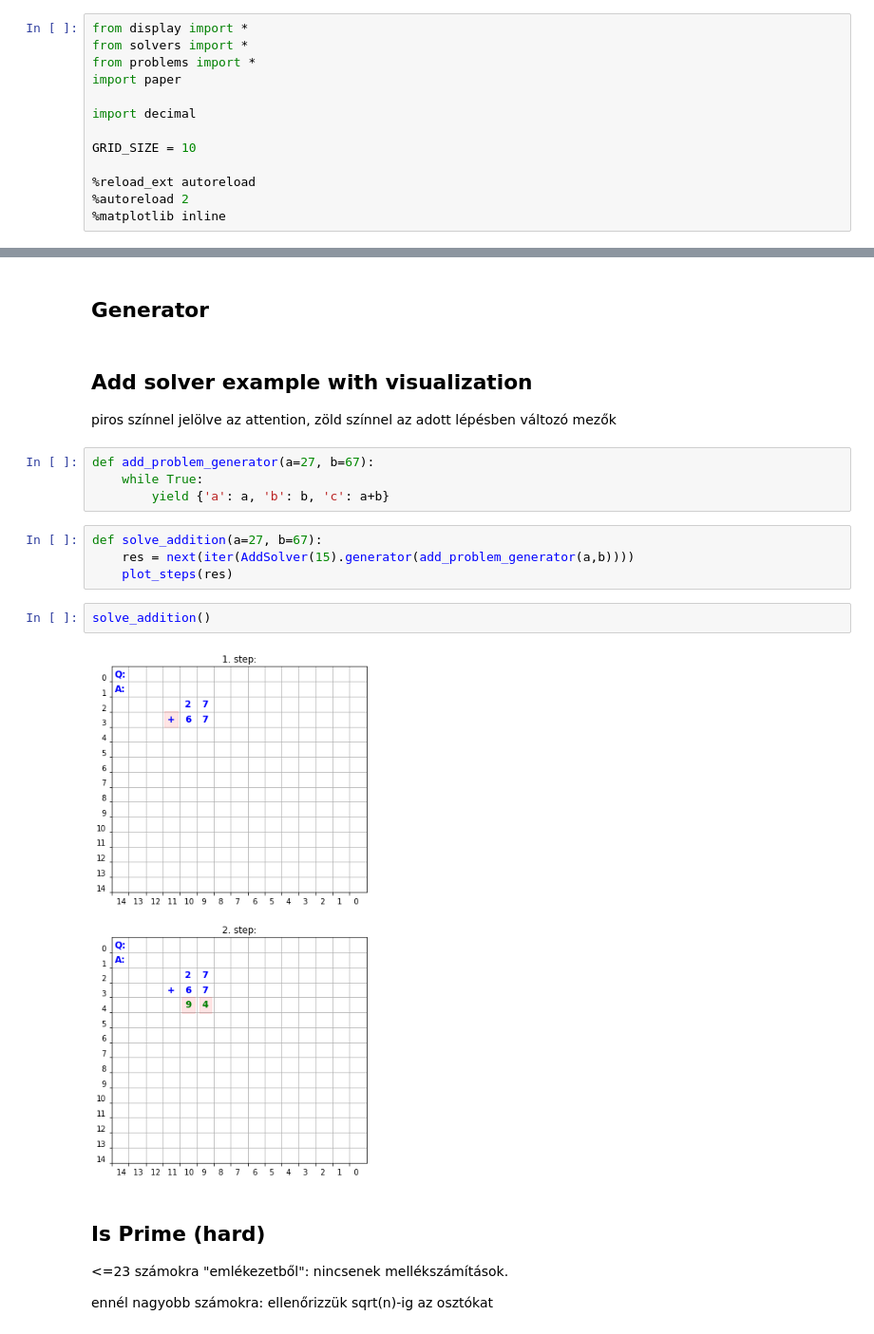
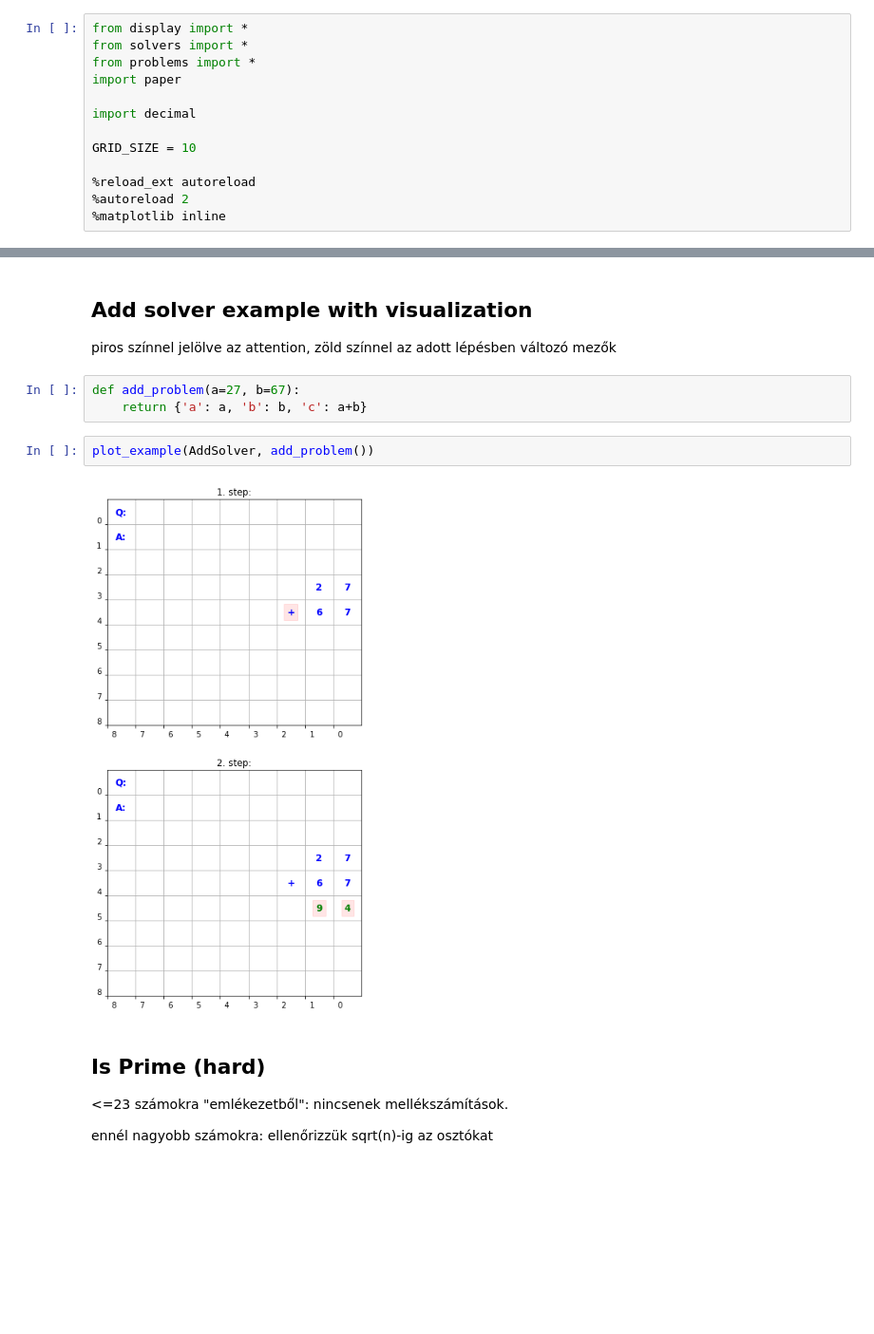
Before and after one commit to csadrian/arithmetics_on_paper, a Jupyter notebook: examples.ipynb, the cells around one changed output, grey strips where cells are left out. Shown: that part at 95% size. Cells and saved outputs as stored; diff of their text form; blank space fills up the shorter version.

```diff
--- a/examples.ipynb
+++ b/examples.ipynb
@@ -18,21 +14,14 @@ paper = paper.PaperWithNumbers(20)
-# %% [markdown]
-## Generator
 # %% [markdown]
 ## Add solver example with visualization
 
 piros színnel jelölve az attention, zöld színnel az adott lépésben változó mezők
 # %%
-def add_problem_generator(a=27, b=67):
-    while True:
-        yield {'a': a, 'b': b, 'c': a+b}
+def add_problem(a=27, b=67):
+    return {'a': a, 'b': b, 'c': a+b}
-# %%
-def solve_addition(a=27, b=67):
-    res = next(iter(AddSolver(15).generator(add_problem_generator(a,b))))
-    plot_steps(res)
-# %%
-solve_addition()
-# %% [output]
-[figure, removed]
+# %%
+plot_example(AddSolver, add_problem())
+# %% [output]
+[figure, added]
 # %% [markdown]
 ## Is Prime (hard)
 
```
Also changed, not shown: parts of 30 cells of this notebook, 1 other file.
